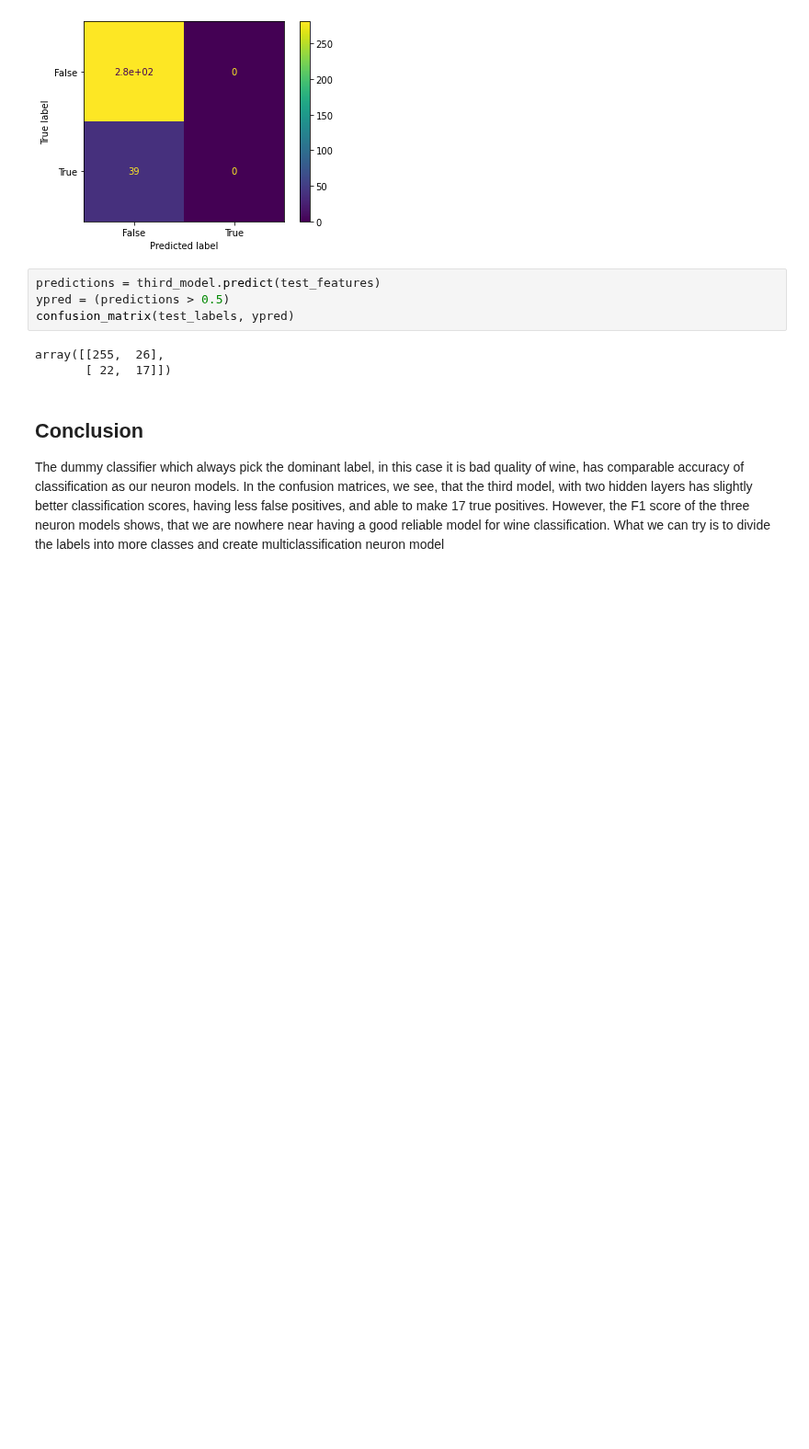
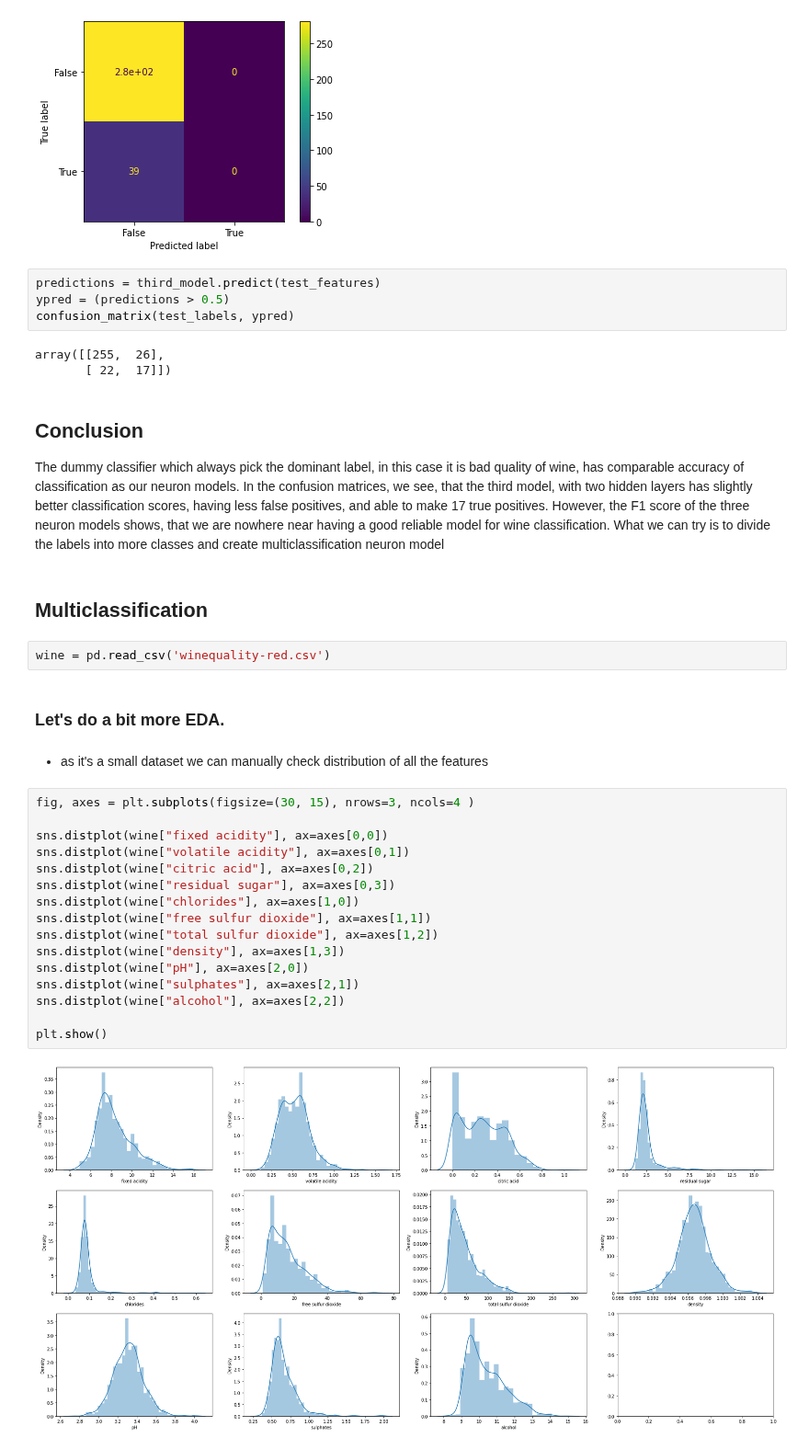
Before and after one commit to katarinagresova/M7DataSP_2020, a Jupyter notebook: assignment_02/NeuralNetwork.ipynb, the cells around one changed output. Shown at 92% size. Cells and saved outputs as stored; diff of their text form; blank space fills up the shorter version.

```diff
--- a/assignment_02/NeuralNetwork.ipynb
+++ b/assignment_02/NeuralNetwork.ipynb
@@ -341,3 +343,30 @@ array([[255,  26],
 ## Conclusion
 
 The dummy classifier which always pick the dominant label, in this case it is bad quality of wine, has comparable accuracy of classification as our neuron models. In the confusion matrices, we see, that the third model, with two hidden layers has slightly better classification scores, having less false positives, and able to make 17 true positives. However, the F1 score of the three neuron models shows, that we are nowhere near having a good reliable model for wine classification. What we can try is to divide the labels into more classes and create multiclassification neuron model
+# %% [markdown]
+## Multiclassification
+# %%
+wine = pd.read_csv('winequality-red.csv')
+# %% [markdown]
+### Let's do a bit more EDA.
+# %% [markdown]
+
+* as it's a small dataset we can manually check distribution of all the features
+# %%
+fig, axes = plt.subplots(figsize=(30, 15), nrows=3, ncols=4 )
+
+sns.distplot(wine["fixed acidity"], ax=axes[0,0])
+sns.distplot(wine["volatile acidity"], ax=axes[0,1])
+sns.distplot(wine["citric acid"], ax=axes[0,2])
+sns.distplot(wine["residual sugar"], ax=axes[0,3])
+sns.distplot(wine["chlorides"], ax=axes[1,0])
+sns.distplot(wine["free sulfur dioxide"], ax=axes[1,1])
+sns.distplot(wine["total sulfur dioxide"], ax=axes[1,2])
+sns.distplot(wine["density"], ax=axes[1,3])
+sns.distplot(wine["pH"], ax=axes[2,0])
+sns.distplot(wine["sulphates"], ax=axes[2,1])
+sns.distplot(wine["alcohol"], ax=axes[2,2])
+
+plt.show()
+# %% [output]
+[figure, added]
```
Also changed, not shown: parts of 28 cells of this notebook.
